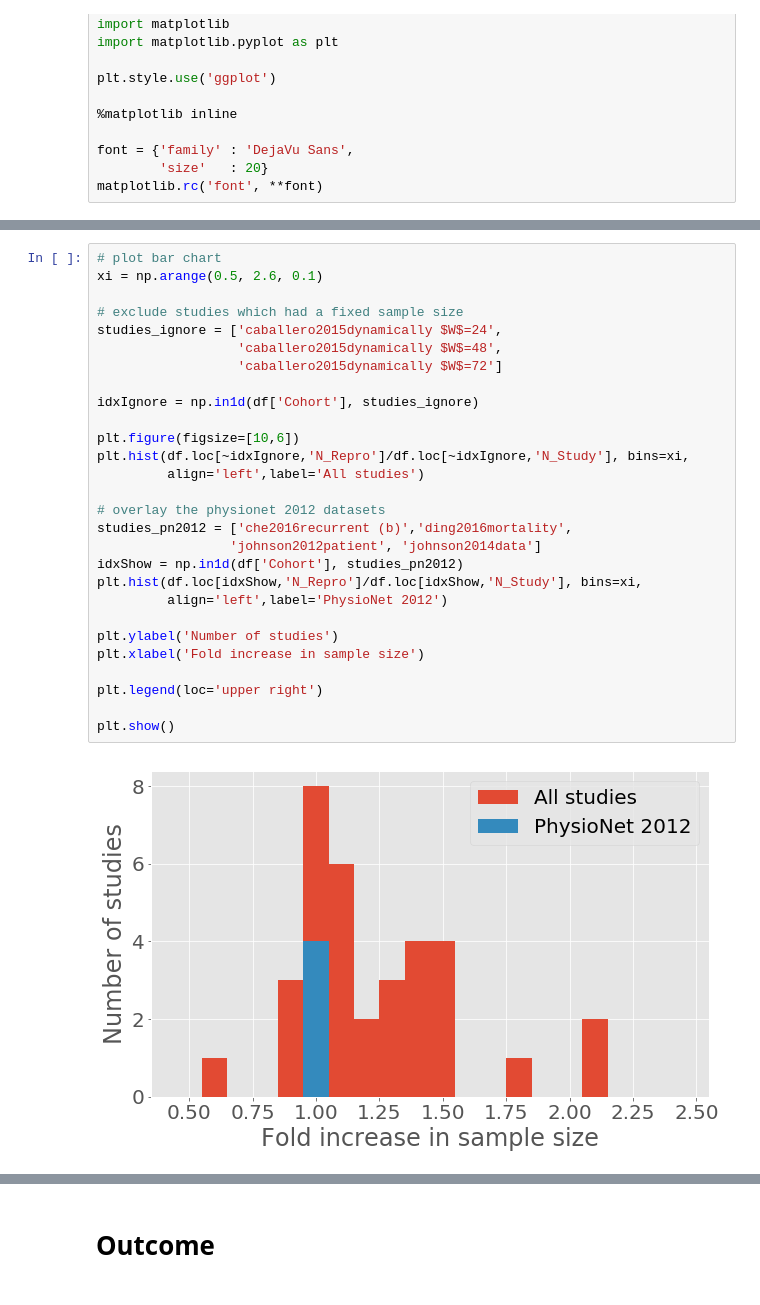
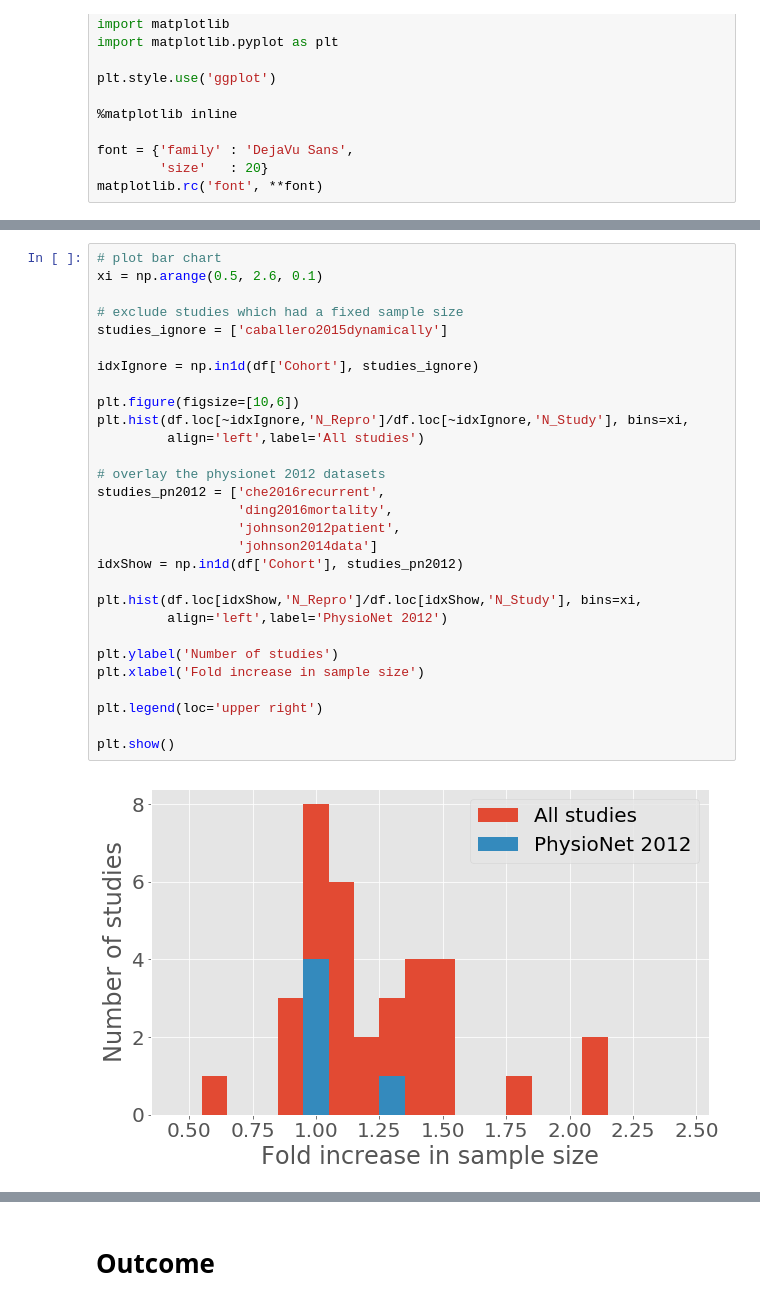
Before and after one commit to alistairewj/reproducibility-mimic, a Jupyter notebook: notebooks/generate-figures.ipynb, the cells around one changed output, grey strips where cells are left out. Saved outputs shown, nothing was run; the diff lists cells and outputs as text.

```diff
--- a/notebooks/generate-figures.ipynb
+++ b/notebooks/generate-figures.ipynb
@@ -32,33 +24,34 @@ df.head()
 # %%
 # plot bar chart
 xi = np.arange(0.5, 2.6, 0.1)
 
 # exclude studies which had a fixed sample size
-studies_ignore = ['caballero2015dynamically $W$=24',
-                  'caballero2015dynamically $W$=48',
-                  'caballero2015dynamically $W$=72']
+studies_ignore = ['caballero2015dynamically']
 
 idxIgnore = np.in1d(df['Cohort'], studies_ignore)
 
 plt.figure(figsize=[10,6])
 plt.hist(df.loc[~idxIgnore,'N_Repro']/df.loc[~idxIgnore,'N_Study'], bins=xi,
          align='left',label='All studies')
 
 # overlay the physionet 2012 datasets
-studies_pn2012 = ['che2016recurrent (b)','ding2016mortality',
-                 'johnson2012patient', 'johnson2014data']
+studies_pn2012 = ['che2016recurrent',
+                  'ding2016mortality',
+                  'johnson2012patient',
+                  'johnson2014data']
 idxShow = np.in1d(df['Cohort'], studies_pn2012)
+
 plt.hist(df.loc[idxShow,'N_Repro']/df.loc[idxShow,'N_Study'], bins=xi,
          align='left',label='PhysioNet 2012')
 
 plt.ylabel('Number of studies')
 plt.xlabel('Fold increase in sample size')
 
 plt.legend(loc='upper right')
 
 plt.show()
 # %% [output]
-[figure, old version]
+[figure, new version]
 # %%
 
 
```
Also changed, not shown: parts of 11 cells of this notebook, 2 other files.
